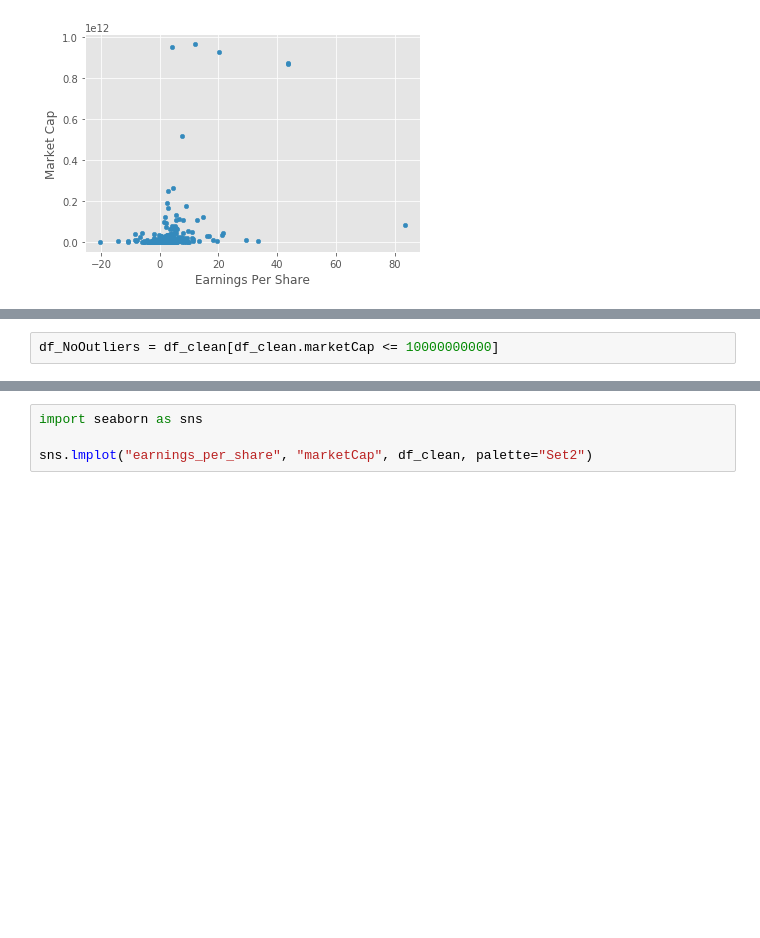
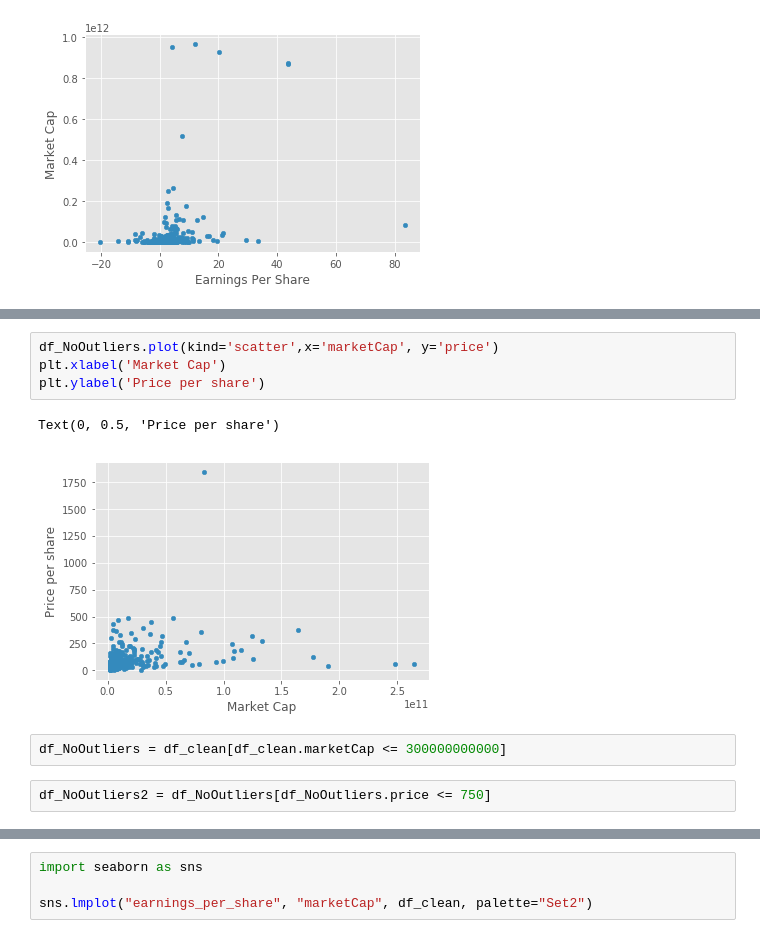
Before and after one commit to CamSepiol/NasdaqScraper, a Jupyter notebook: Notebook/Nasdaq_DataAnalysis.ipynb, the cells around one changed output, grey strips where cells are left out. Saved outputs shown, nothing was run; the diff lists cells and outputs as text; blank space fills up the shorter version.

```diff
--- a/Notebook/Nasdaq_DataAnalysis.ipynb
+++ b/Notebook/Nasdaq_DataAnalysis.ipynb
@@ -208,2 +215,11 @@ Text(0, 0.5, 'Market Cap')
+# %%
+df_NoOutliers.plot(kind='scatter',x='marketCap', y='price')
+plt.xlabel('Market Cap')
+plt.ylabel('Price per share')
+# %% [output]
+Text(0, 0.5, 'Price per share')
+[figure, added]
 # %%
-df_NoOutliers = df_clean[df_clean.marketCap <= 10000000000]
+df_NoOutliers = df_clean[df_clean.marketCap <= 300000000000]
+# %%
+df_NoOutliers2 = df_NoOutliers[df_NoOutliers.price <= 750]
```
Also changed, not shown: parts of 7 cells of this notebook, 4 other files.
